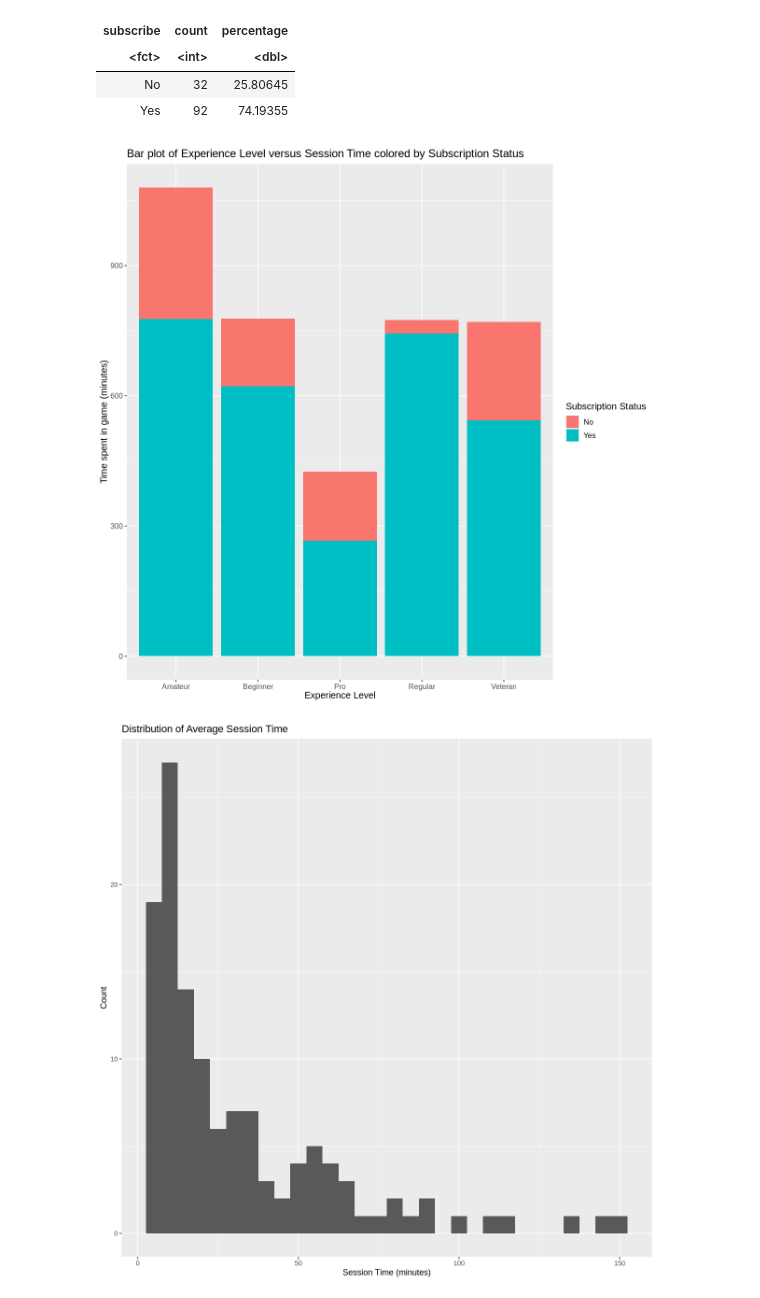
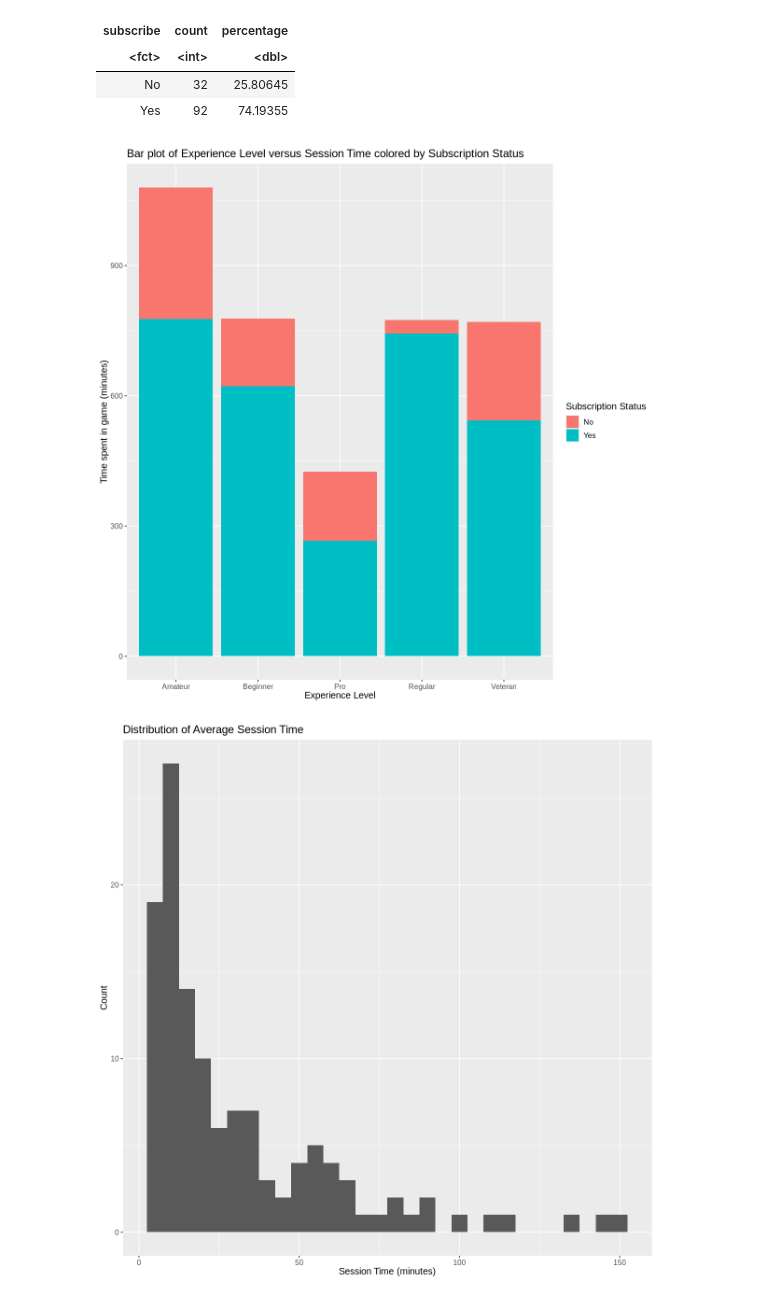
Before and after one commit to garyzhang25/DSCI-100-Group-Project, a Jupyter notebook: group_dsci.ipynb, the cells around one changed output. Drawn from its saved outputs; the diff is of its cells as text; code cells hidden in the pictures.

```diff
--- a/group_dsci.ipynb
+++ b/group_dsci.ipynb
@@ -296,22 +296,27 @@ A tibble: 2 × 3
 | No | 32 | 25.80645 |
 | Yes | 92 | 74.19355 |
 # %%
+
 vis_sub <- clean_data |>
   ggplot(aes(x = experience, y = session_time, fill = subscribe)) +
   geom_bar(stat = "identity") +
   labs(x = "Experience Level",
        y = "Time spent in game (minutes)",
        fill = "Subscription Status" ) +
 theme(text = element_text(size = 12)) +
-  ggtitle("Bar plot of Experience Level versus Session Time colored by Subscription Status")
+  ggtitle("Bar plot of Experience Level versus Session Time colored by Subscription Status")+
+theme(text = element_text(size = 12))
 options(repr.plot.width = 10, repr.plot.height = 10)
 vis_sub
+# session time distribution
 session_time_dist <- ggplot(clean_data, aes(x = session_time)) +
   geom_histogram(bins = 20, binwidth = 5) +
   labs(title = "Distribution of Average Session Time",
     x = "Session Time (minutes)",
-    y = "Count")
+    y = "Count") +
+theme(text = element_text(size = 12))
+
 session_time_dist
 # %% [output]
 [figure]
-[figure, old version]
+[figure, new version]
```
Also changed, not shown: parts of 2 cells of this notebook.
